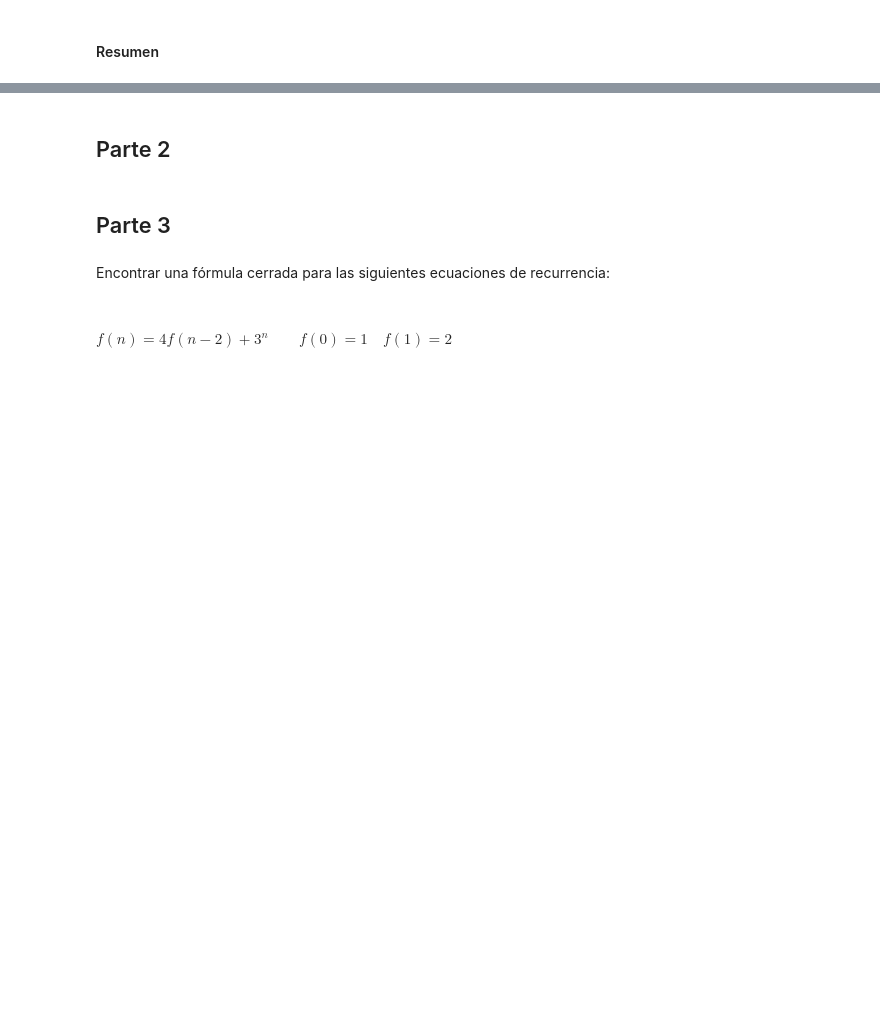
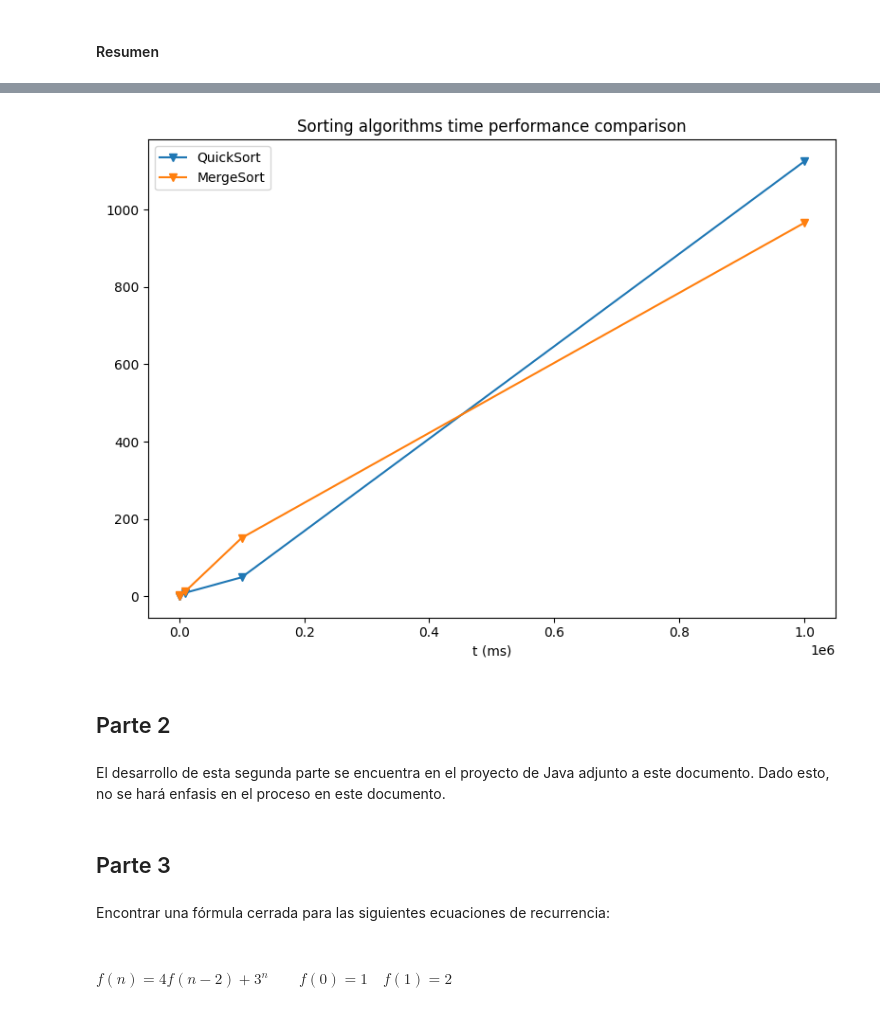
Before and after one commit to omardtl24/DALGO_ISIS1105, a Jupyter notebook: Tareas/Tarea02_Recursion_DivideAndConquer.ipynb, the cells around one changed output, grey strips where cells are left out. Saved outputs shown, nothing was run; the diff lists cells and outputs as text; code cells hidden in the pictures; blank space fills up the shorter version.

```diff
--- a/Tareas/Tarea02_Recursion_DivideAndConquer.ipynb
+++ b/Tareas/Tarea02_Recursion_DivideAndConquer.ipynb
@@ -48,5 +304,16 @@ Finalmente, diseñamos una tabla que resuma los tiempos de ejecución para cada
+# %%
+dict_ = {
+    'QuickSort' : {100:1 , 1000:1, 10000: 9, 100000: 49, 1000000: 1125},
+    'MergeSort' : {100:1 , 1000:2, 10000: 13, 100000: 151, 1000000: 966}
+}
+
+plot_execution_values(dict_)
+# %% [output]
+[figure, added]
 # %% [markdown]
 ## Parte 2
+# %% [markdown]
+El desarrollo de esta segunda parte se encuentra en el proyecto de Java adjunto a este documento. Dado esto, no se hará enfasis en el proceso en este documento.
 # %% [markdown]
 ## Parte 3
 # %% [markdown]
```
Also changed, not shown: parts of 14 cells of this notebook, 8 other files.
